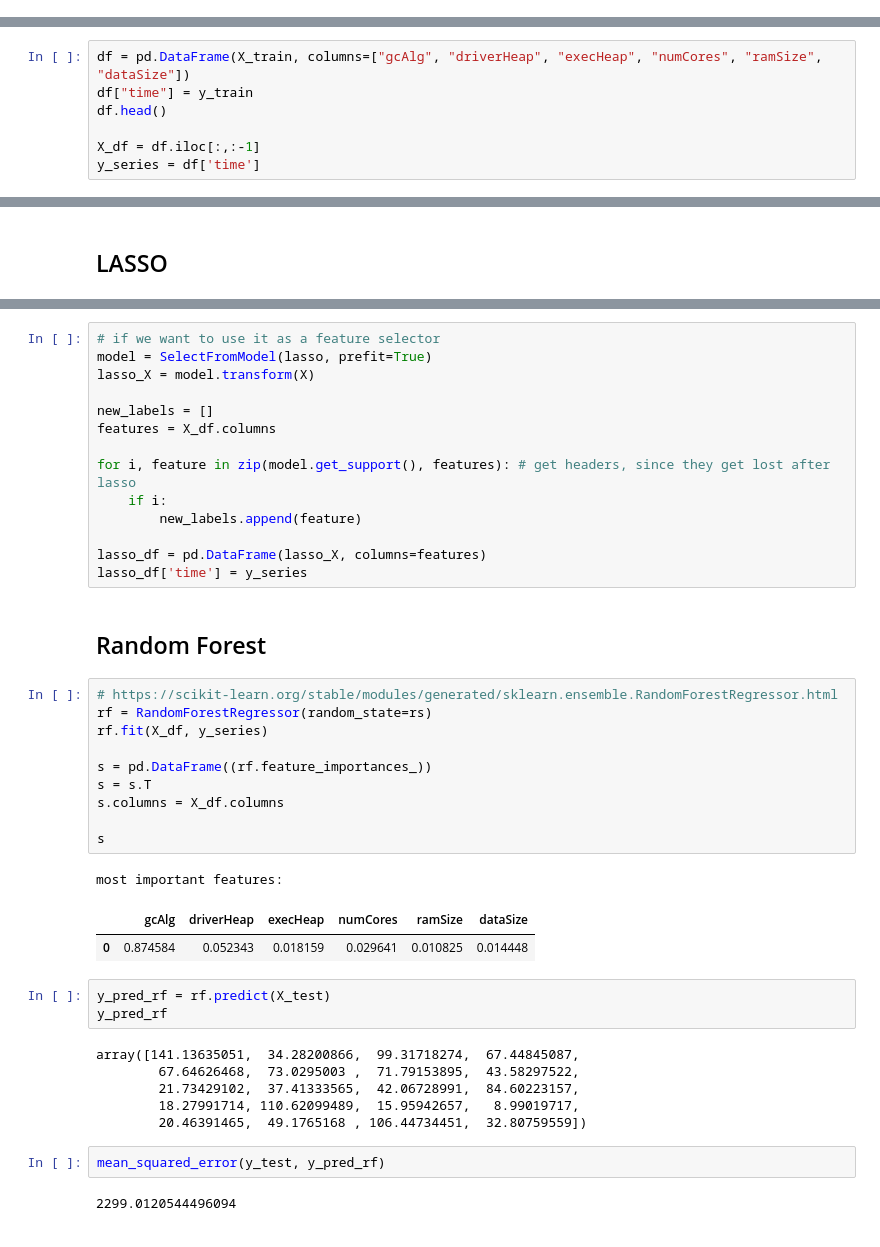
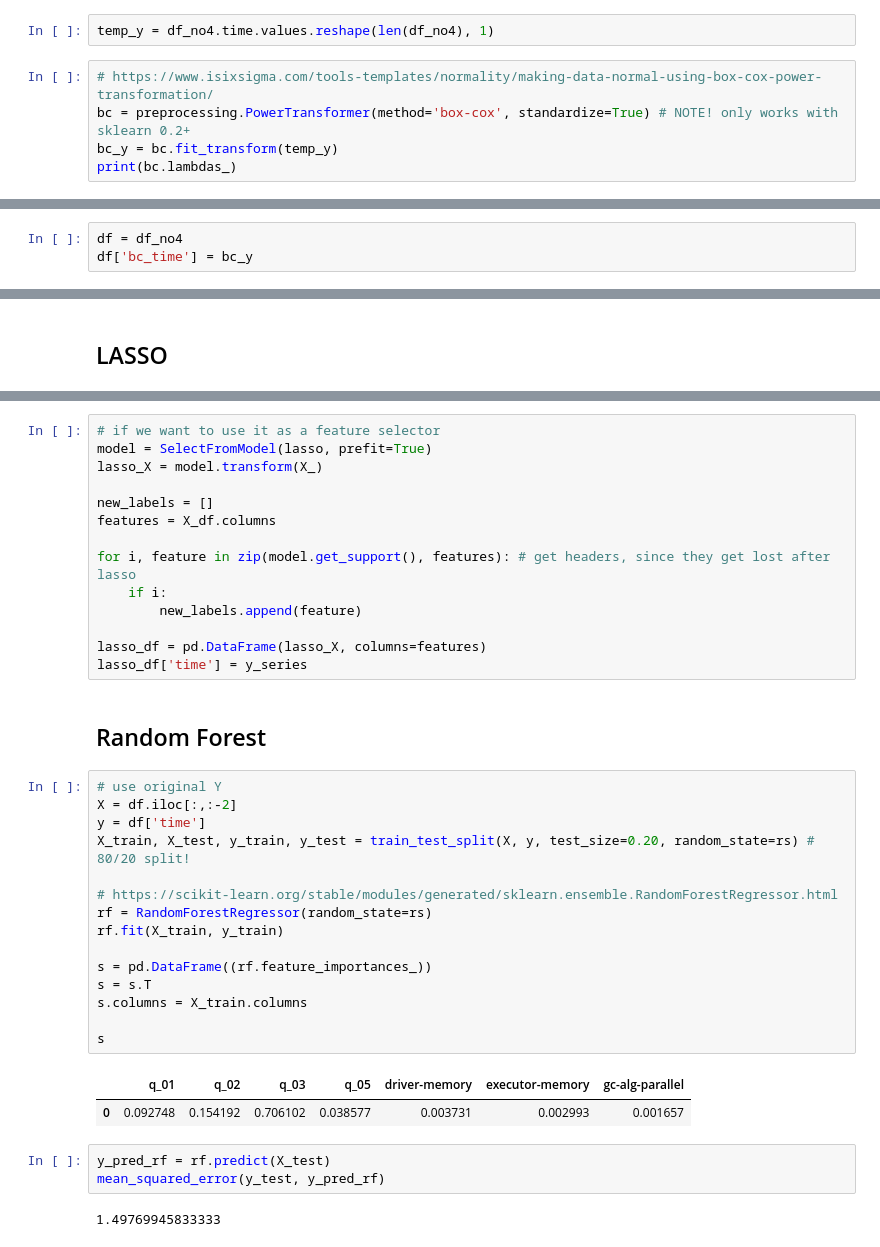
Before and after one commit to ajmal017/spark-jvm-ml, a Jupyter notebook: ml_models.ipynb, the cells around one changed output, grey strips where cells are left out. Cells and saved outputs as stored; diff of their text form.

```diff
--- a/ml_models.ipynb
+++ b/ml_models.ipynb
@@ -14,0 +150,7 @@ Assume X has only 1 categorical variable (GC Algorithm) and it only has 2 classe
+# %%
+temp_y = df_no4.time.values.reshape(len(df_no4), 1)
+# %%
+# https://www.isixsigma.com/tools-templates/normality/making-data-normal-using-box-cox-power-transformation/
+bc = preprocessing.PowerTransformer(method='box-cox', standardize=True) # NOTE! only works with sklearn 0.2+
+bc_y = bc.fit_transform(temp_y)
+print(bc.lambdas_)
@@ -15,2 +180,5 @@ Assume X has only 1 categorical variable (GC Algorithm) and it only has 2 classe
+# %%
+df = df_no4
+df['bc_time'] = bc_y
 # %%
 rs = np.random.RandomState(seed=1)
@@ -30,7 +184,0 @@ y_test = y[80:]
-# %%
-df = pd.DataFrame(X_train, columns=["gcAlg", "driverHeap", "execHeap", "numCores", "ramSize", "dataSize"])
-df["time"] = y_train
-df.head()
-
-X_df = df.iloc[:,:-1]
-y_series = df['time']
@@ -68,7 +222,7 @@ mean_squared_error(y_test, y_pred_lasso)
 # %%
 # if we want to use it as a feature selector
 model = SelectFromModel(lasso, prefit=True)
-lasso_X = model.transform(X)
+lasso_X = model.transform(X_)
 
 new_labels = []
 features = X_df.columns
@@ -82,29 +236,25 @@ lasso_df['time'] = y_series
 # %% [markdown]
 ## Random Forest
 # %%
+# use original Y
+X = df.iloc[:,:-2]
+y = df['time']
+X_train, X_test, y_train, y_test = train_test_split(X, y, test_size=0.20, random_state=rs) # 80/20 split!
+
 # https://scikit-learn.org/stable/modules/generated/sklearn.ensemble.RandomForestRegressor.html
 rf = RandomForestRegressor(random_state=rs)
-rf.fit(X_df, y_series)
+rf.fit(X_train, y_train)
 
 s = pd.DataFrame((rf.feature_importances_))
 s = s.T
-s.columns = X_df.columns
+s.columns = X_train.columns
 
 s
 # %% [output]
-most important features:
-|  | gcAlg | driverHeap | execHeap | numCores | ramSize | dataSize |
-| 0 | 0.874584 | 0.052343 | 0.018159 | 0.029641 | 0.010825 | 0.014448 |
+|  | q_01 | q_02 | q_03 | q_05 | driver-memory | executor-memory | gc-alg-parallel |
+| 0 | 0.092748 | 0.154192 | 0.706102 | 0.038577 | 0.003731 | 0.002993 | 0.001657 |
 # %%
 y_pred_rf = rf.predict(X_test)
-y_pred_rf
+mean_squared_error(y_test, y_pred_rf)
 # %% [output]
-array([141.13635051,  34.28200866,  99.31718274,  67.44845087,
-        67.64626468,  73.0295003 ,  71.79153895,  43.58297522,
-        21.73429102,  37.41333565,  42.06728991,  84.60223157,
-        18.27991714, 110.62099489,  15.95942657,   8.99019717,
-        20.46391465,  49.1765168 , 106.44734451,  32.80759559])
+1.49769945833333
-# %%
-mean_squared_error(y_test, y_pred_rf)
-# %% [output]
-2299.0120544496094
```
Also changed, not shown: parts of 40 cells of this notebook, 10 other files.
